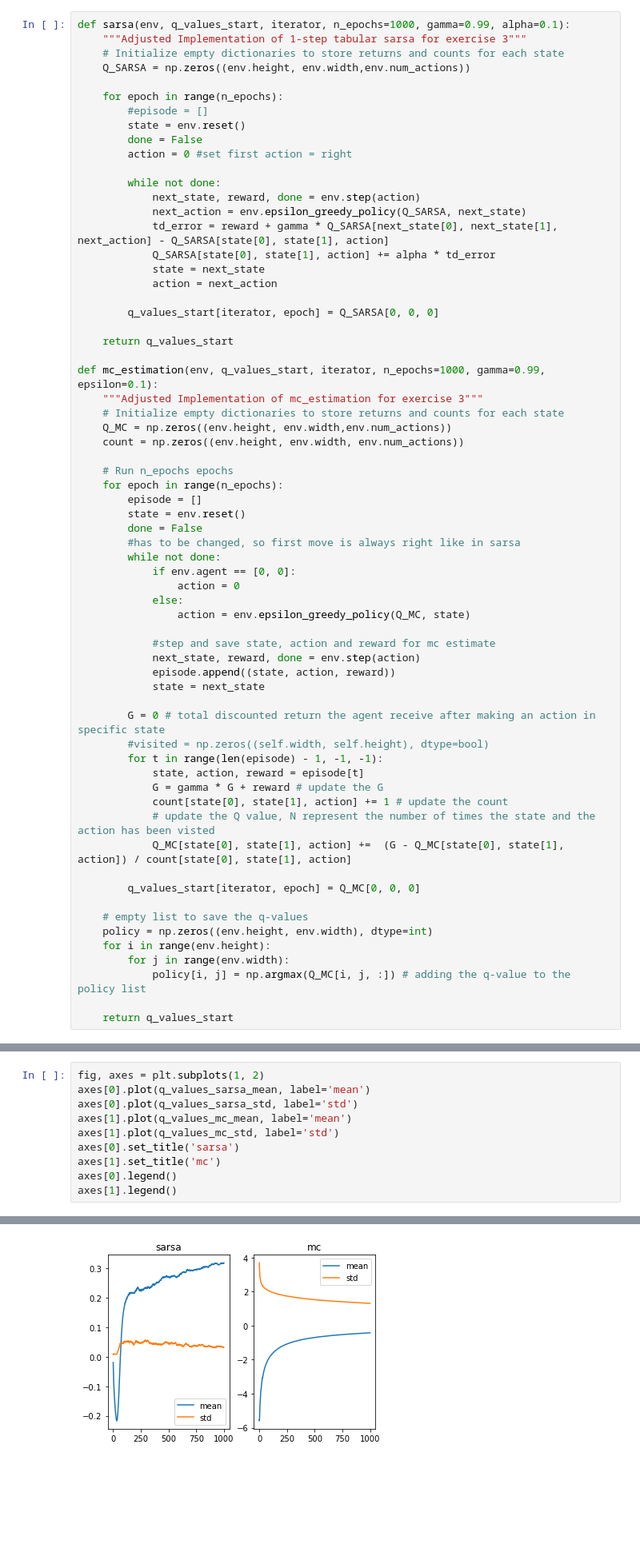
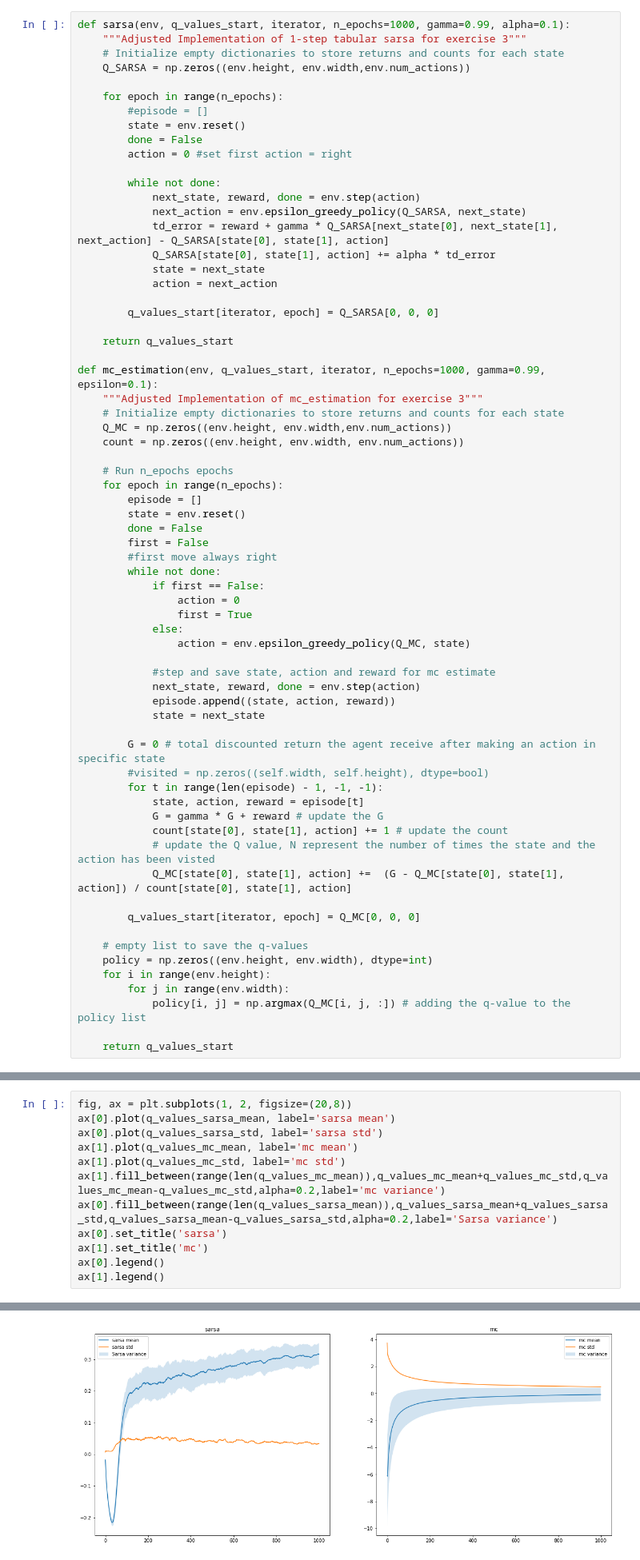
Before and after one commit to jannisleu/Deep-Reinforcement-Learning, a Jupyter notebook: Assignment 3/Homework3.ipynb, the cells around one changed output, grey strips where cells are left out. Shown: that part at 80% size. Saved outputs shown, nothing was run; the diff lists cells and outputs as text; blank space fills up the shorter version.

Commit message:
fixed plotting

```diff
--- a/Assignment 3/Homework3.ipynb
+++ b/Assignment 3/Homework3.ipynb
@@ -225,10 +225,12 @@ def mc_estimation(env, q_values_start, iterator, n_epochs=1000, gamma=0.99, epsi
         episode = []
         state = env.reset()
         done = False
-        #has to be changed, so first move is always right like in sarsa
+        first = False
+        #first move always right
         while not done:
-            if env.agent == [0, 0]:
+            if first == False:
                 action = 0
+                first = True
             else:
                 action = env.epsilon_greedy_policy(Q_MC, state)
 
@@ -274,13 +291,15 @@ q_values_mc_std = np.std(q_values_mc, axis=0, keepdims=False)
 # %%
-fig, axes = plt.subplots(1, 2)
-axes[0].plot(q_values_sarsa_mean, label='mean')
-axes[0].plot(q_values_sarsa_std, label='std')
-axes[1].plot(q_values_mc_mean, label='mean')
-axes[1].plot(q_values_mc_std, label='std')
-axes[0].set_title('sarsa')
-axes[1].set_title('mc')
-axes[0].legend()
-axes[1].legend()
+fig, ax = plt.subplots(1, 2, figsize=(20,8))
+ax[0].plot(q_values_sarsa_mean, label='sarsa mean')
+ax[0].plot(q_values_sarsa_std, label='sarsa std')
+ax[1].plot(q_values_mc_mean, label='mc mean')
+ax[1].plot(q_values_mc_std, label='mc std')
+ax[1].fill_between(range(len(q_values_mc_mean)),q_values_mc_mean+q_values_mc_std,q_values_mc_mean-q_values_mc_std,alpha=0.2,label='mc variance')
+ax[0].fill_between(range(len(q_values_sarsa_mean)),q_values_sarsa_mean+q_values_sarsa_std,q_values_sarsa_mean-q_values_sarsa_std,alpha=0.2,label='Sarsa variance')
+ax[0].set_title('sarsa')
+ax[1].set_title('mc')
+ax[0].legend()
+ax[1].legend()
 # %% [output]
 <matplotlib.legend.Legend at 0x...>
-[figure, old version]
+[figure, new version]
```
Also changed, not shown: parts of 1 cell of this notebook.
